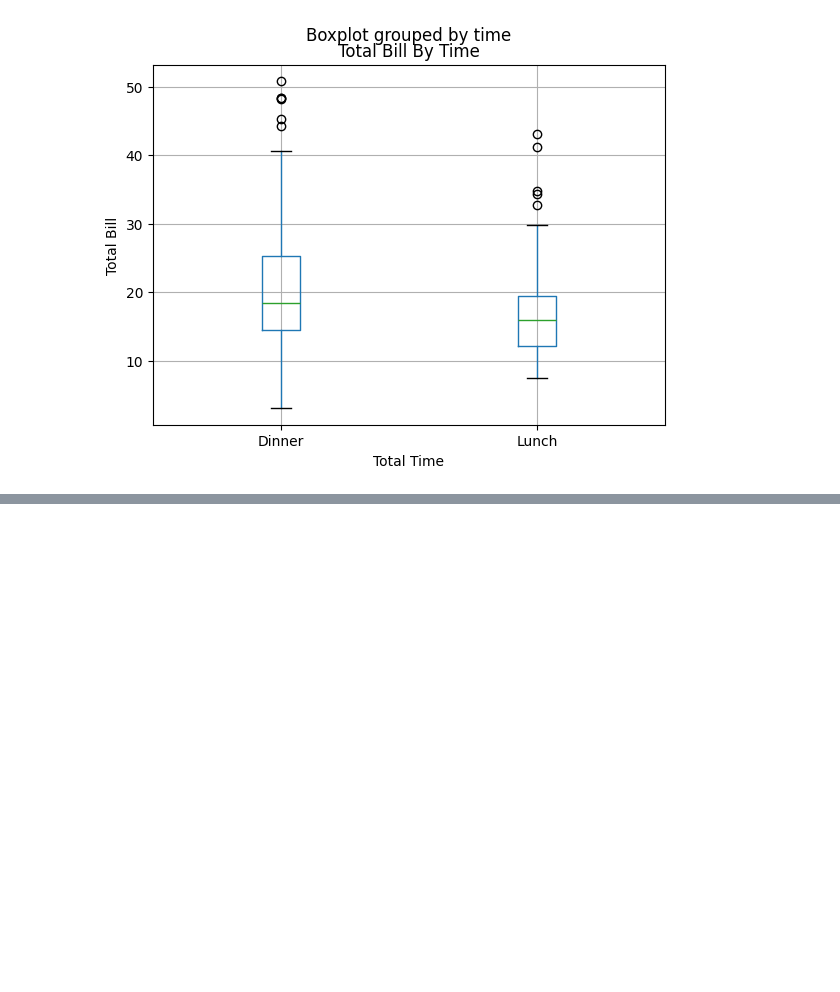
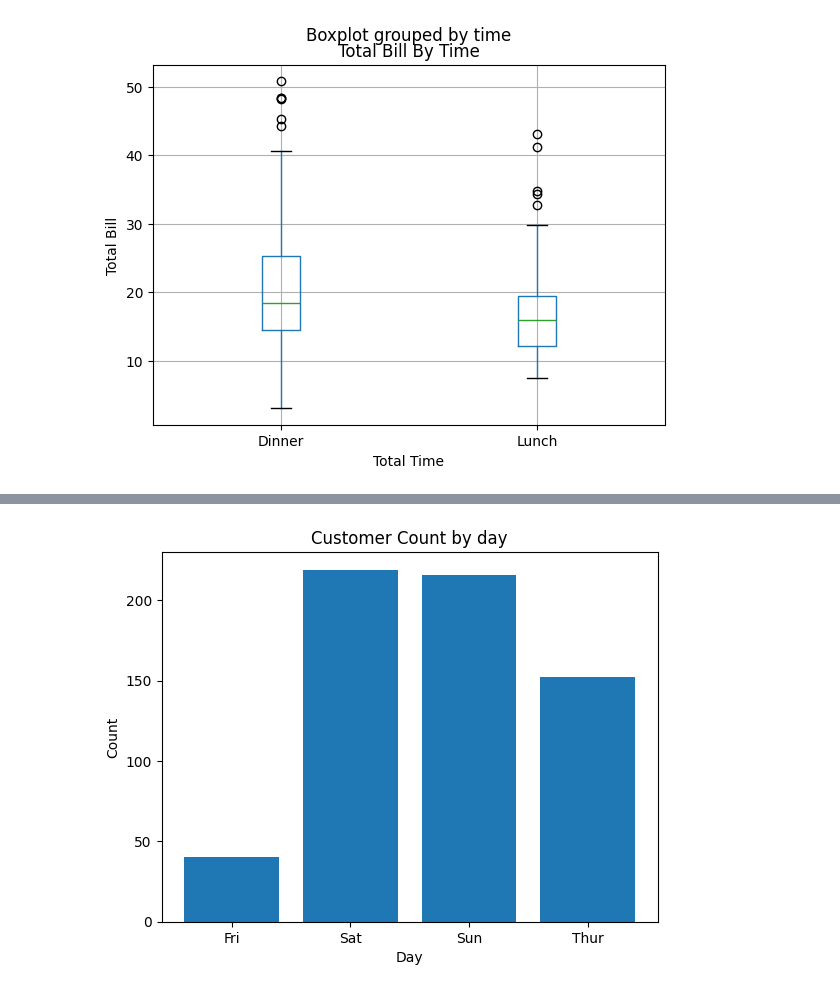
Before and after one commit to sanjay-yadav-04/Python-Matplotlib-Library, a Jupyter notebook: class1.ipynb, the cells around one changed output, grey strips where cells are left out. Saved outputs shown, nothing was run; the diff lists cells and outputs as text; code cells hidden in the pictures; blank space fills up the shorter version.

```diff
--- a/class1.ipynb
+++ b/class1.ipynb
@@ -170,0 +182,10 @@ plt.show()
+# %%
+cust_count=df.groupby('day')['size'].sum()
+plt.figure()
+plt.bar(cust_count.index,cust_count.values)
+plt.title("Customer Count by day")
+plt.xlabel("Day")
+plt.ylabel("Count")
+plt.show()
+# %% [output]
+[figure, added]
```
Also changed, not shown: parts of 3 cells of this notebook.
